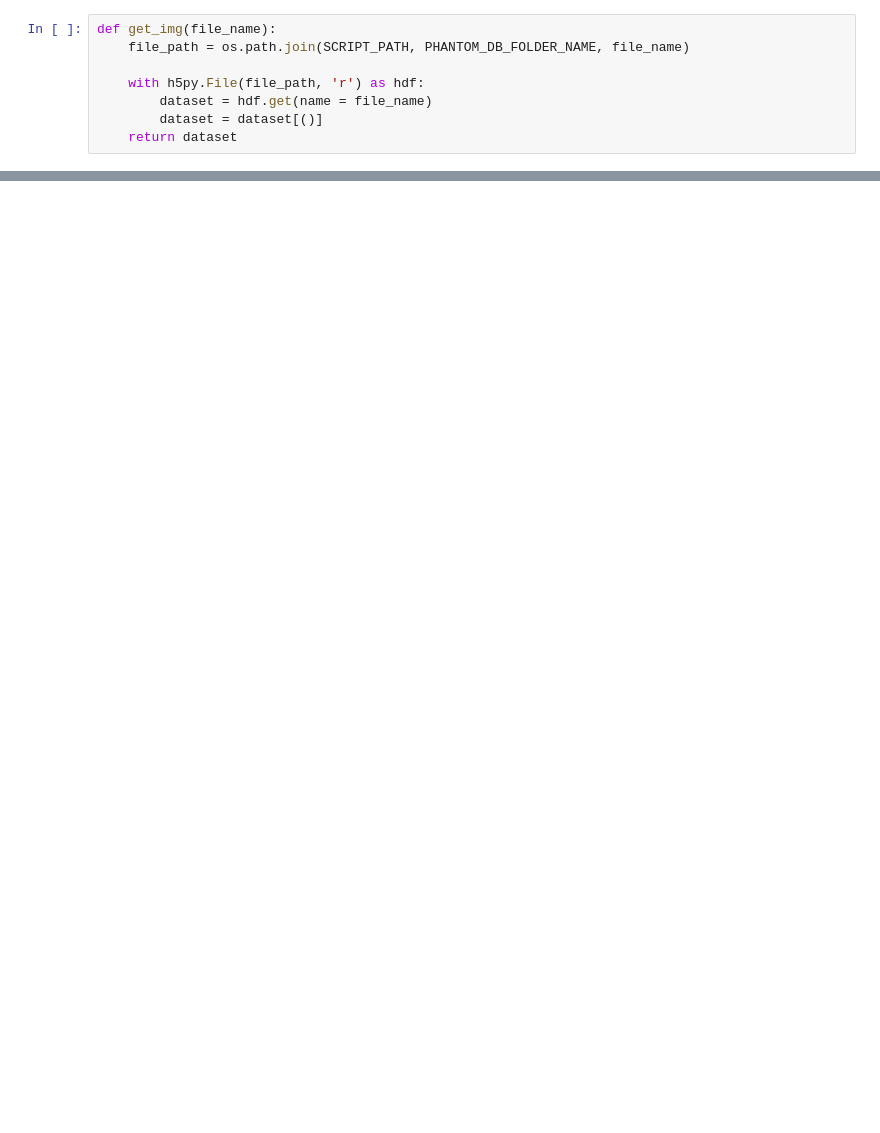
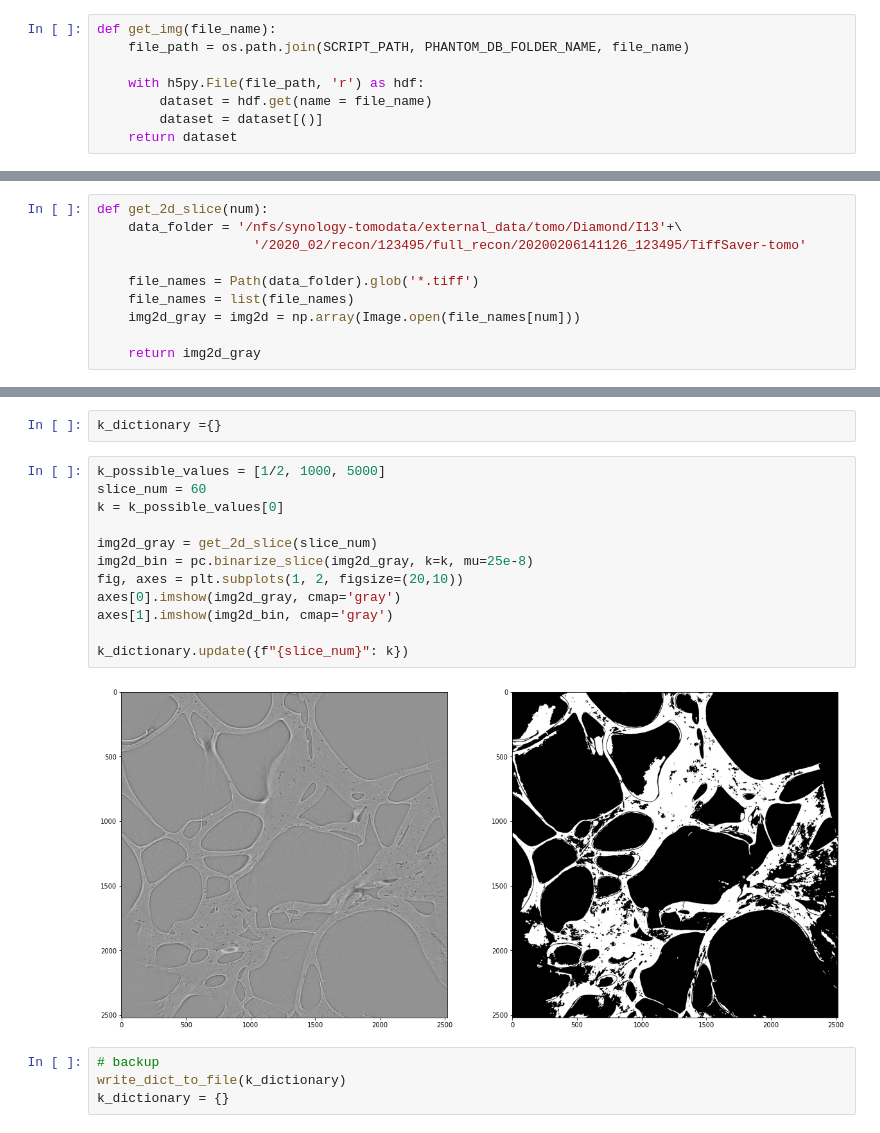
Before and after one commit to ankhafizov/porous_implants, a Jupyter notebook: viewer.ipynb, the cells around one changed output, grey strips where cells are left out. Drawn from its saved outputs; the diff is of its cells as text; blank space fills up the shorter version.

Commit message:
added manual choice and record of k values

```diff
--- a/viewer.ipynb
+++ b/viewer.ipynb
@@ -17,0 +21,10 @@ NameError: name '__file__' is not defined
+# %%
+def get_2d_slice(num):
+    data_folder = '/nfs/synology-tomodata/external_data/tomo/Diamond/I13'+\
+                    '/2020_02/recon/123495/full_recon/20200206141126_123495/TiffSaver-tomo'
+
+    file_names = Path(data_folder).glob('*.tiff')
+    file_names = list(file_names)
+    img2d_gray = img2d = np.array(Image.open(file_names[num]))
+
+    return img2d_gray
@@ -17,0 +46,20 @@ NameError: name '__file__' is not defined
+# %%
+k_dictionary ={}
+# %%
+k_possible_values = [1/2, 1000, 5000]
+slice_num = 60
+k = k_possible_values[0]
+
+img2d_gray = get_2d_slice(slice_num)
+img2d_bin = pc.binarize_slice(img2d_gray, k=k, mu=25e-8)
+fig, axes = plt.subplots(1, 2, figsize=(20,10))
+axes[0].imshow(img2d_gray, cmap='gray')
+axes[1].imshow(img2d_bin, cmap='gray')
+
+k_dictionary.update({f"{slice_num}": k})
+# %% [output]
+[figure, added]
+# %%
+# backup
+write_dict_to_file(k_dictionary)
+k_dictionary = {}
```
Also changed, not shown: parts of 7 cells of this notebook, 1 other file.
